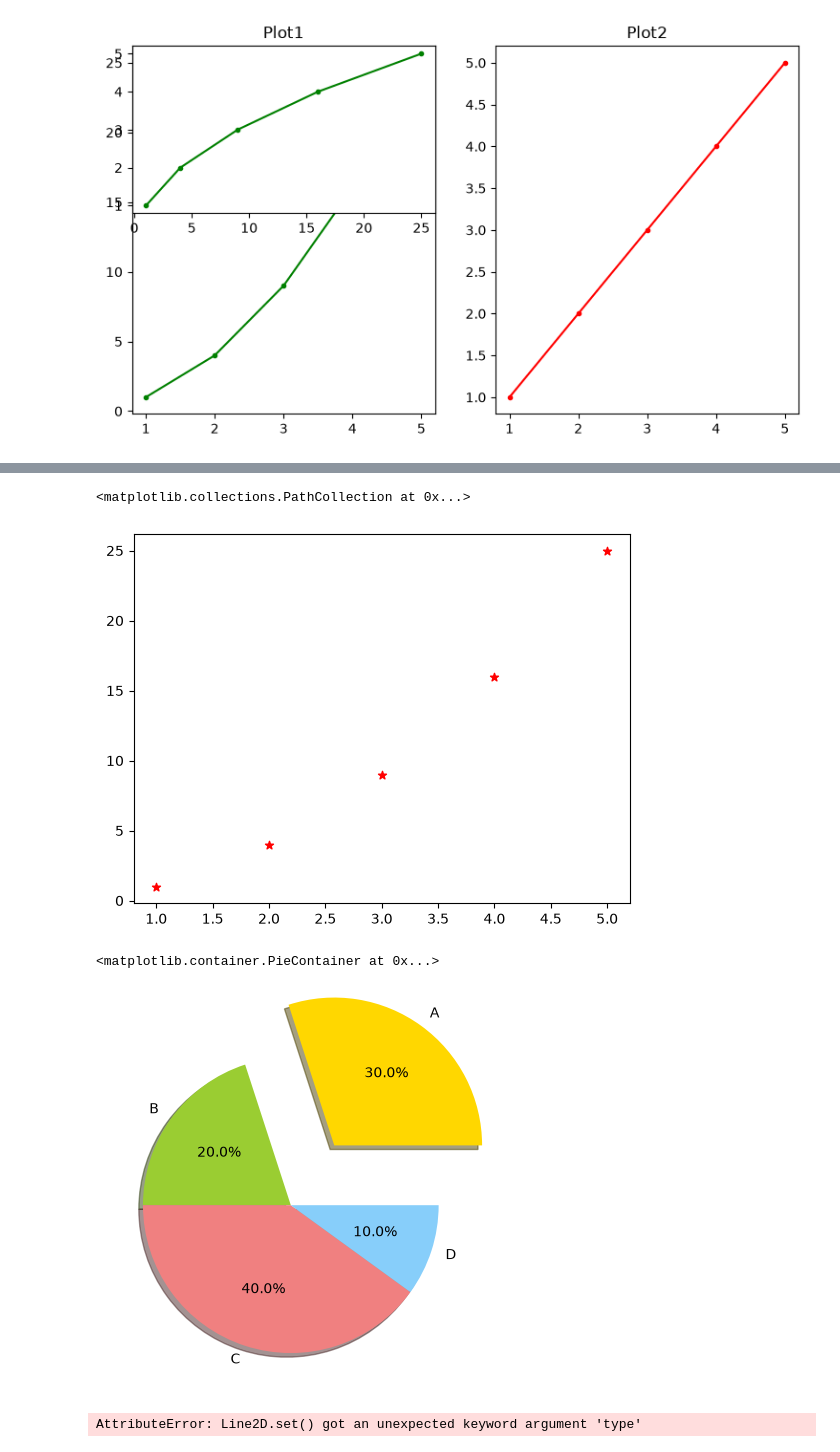
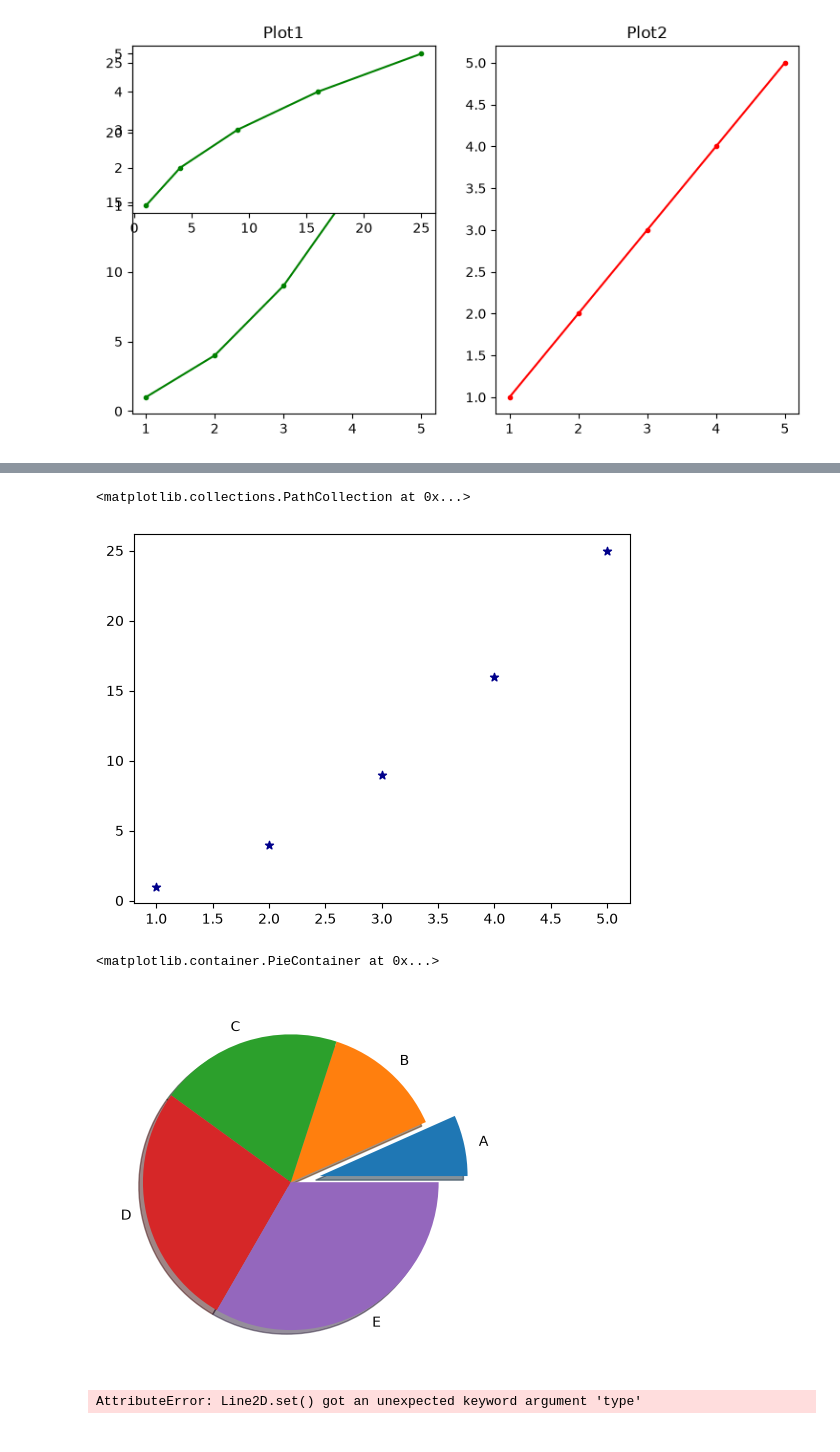
Before and after one commit to vanshvats07/python-practice, a Jupyter notebook: Data analysis/MatplotLib.ipynb, the cells around one changed output, grey strips where cells are left out. Cells and saved outputs as stored; diff of their text form; code cells hidden in the pictures.

```diff
--- a/Data analysis/MatplotLib.ipynb
+++ b/Data analysis/MatplotLib.ipynb
@@ -82,21 +83,19 @@ plt.hist(van,bins=5,color='purple',edgecolor='black')
 # %%
-## scattered plot
 x=[1,2,3,4,5]
 y=[1,4,9,16,25]
-plt.scatter(x,y,color='red',marker='*')
+plt.scatter(x,y,color='darkblue',marker='*')
 # %% [output]
 <matplotlib.collections.PathCollection at 0x...>
-[figure, old version]
+[figure, new version]
 # %%
-## Pie chart
-b=['A','B','C','D']
-c=[30,20,40,10]
-colors=['gold','yellowgreen','lightcoral','lightskyblue']
-explode=(0.5,0,0,0)
-plt.pie(c,explode=explode,labels=b,colors=colors,autopct="%1.1f%%",shadow="True")
+
+labels=['A','B','C','D','E']
+values=[10,20,30,40,50]
+explode=(0.2,0,0,0,0)
+plt.pie(values,explode=explode,labels=labels,shadow=True)
 # %% [output]
 <matplotlib.container.PieContainer at 0x...>
-[figure, old version]
+[figure, new version]
 # %%
 ## VSales data visualization
 import pandas as pd
```
Also changed, not shown: parts of 2 cells of this notebook.
